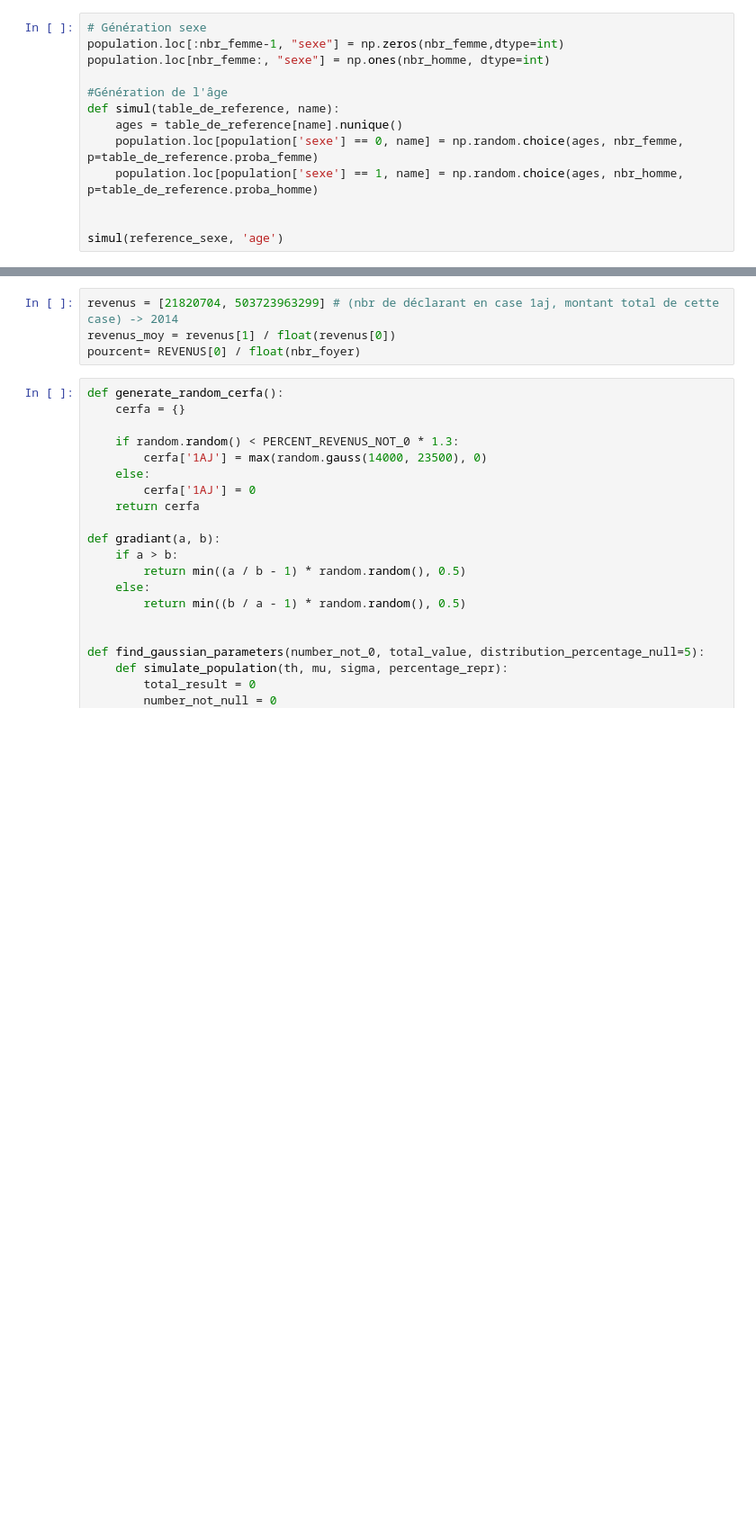
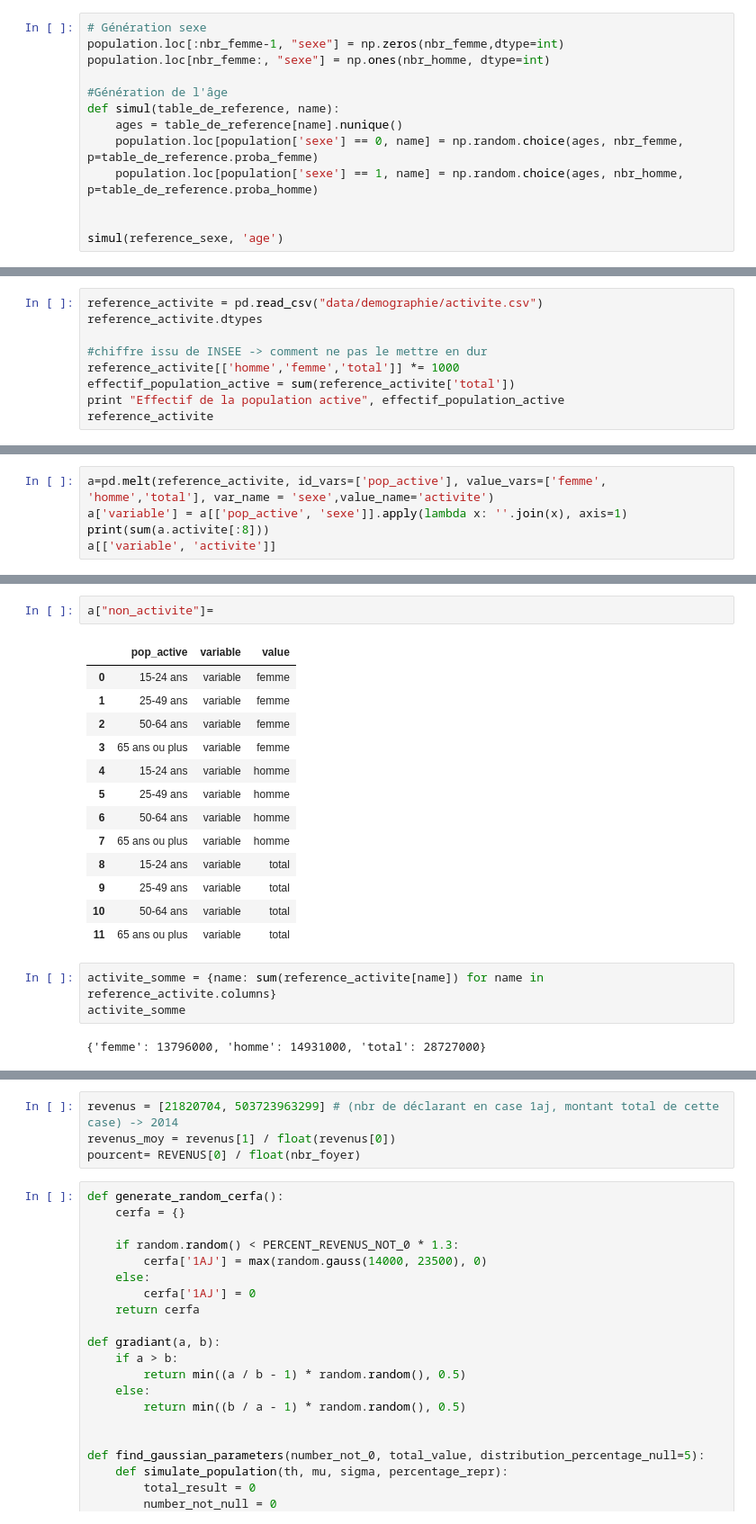
Before and after one commit to edarin/population_simulator, a Jupyter notebook: src/Simulation_brute.ipynb, the cells around one changed output, grey strips where cells are left out. Shown at 90% size. Cells and saved outputs as stored; diff of their text form; blank space fills up the shorter version.

```diff
--- a/src/Simulation_brute.ipynb
+++ b/src/Simulation_brute.ipynb
@@ -135,0 +150,9 @@ dtype: float64
+# %%
+reference_activite = pd.read_csv("data/demographie/activite.csv")
+reference_activite.dtypes
+
+#chiffre issu de INSEE -> comment ne pas le mettre en dur
+reference_activite[['homme','femme','total']] *= 1000
+effectif_population_active = sum(reference_activite['total'])
+print "Effectif de la population active", effectif_population_active
+reference_activite
@@ -135,0 +166,5 @@ dtype: float64
+# %%
+a=pd.melt(reference_activite, id_vars=['pop_active'], value_vars=['femme', 'homme','total'], var_name = 'sexe',value_name='activite')
+a['variable'] = a[['pop_active', 'sexe']].apply(lambda x: ''.join(x), axis=1)
+print(sum(a.activite[:8]))
+a[['variable', 'activite']]
@@ -135,0 +195,21 @@ dtype: float64
+# %%
+a["non_activite"]=
+# %% [output]
+|  | pop_active | variable | value |
+| 0 | 15-24 ans | variable | femme |
+| 1 | 25-49 ans | variable | femme |
+| 2 | 50-64 ans | variable | femme |
+| 3 | 65 ans ou plus | variable | femme |
+| 4 | 15-24 ans | variable | homme |
+| 5 | 25-49 ans | variable | homme |
+| 6 | 50-64 ans | variable | homme |
+| 7 | 65 ans ou plus | variable | homme |
+| 8 | 15-24 ans | variable | total |
+| 9 | 25-49 ans | variable | total |
+| 10 | 50-64 ans | variable | total |
+| 11 | 65 ans ou plus | variable | total |
+# %%
+activite_somme = {name: sum(reference_activite[name]) for name in reference_activite.columns}
+activite_somme
+# %% [output]
+{'femme': 13796000, 'homme': 14931000, 'total': 28727000}
```
Also changed, not shown: parts of 19 cells of this notebook.
